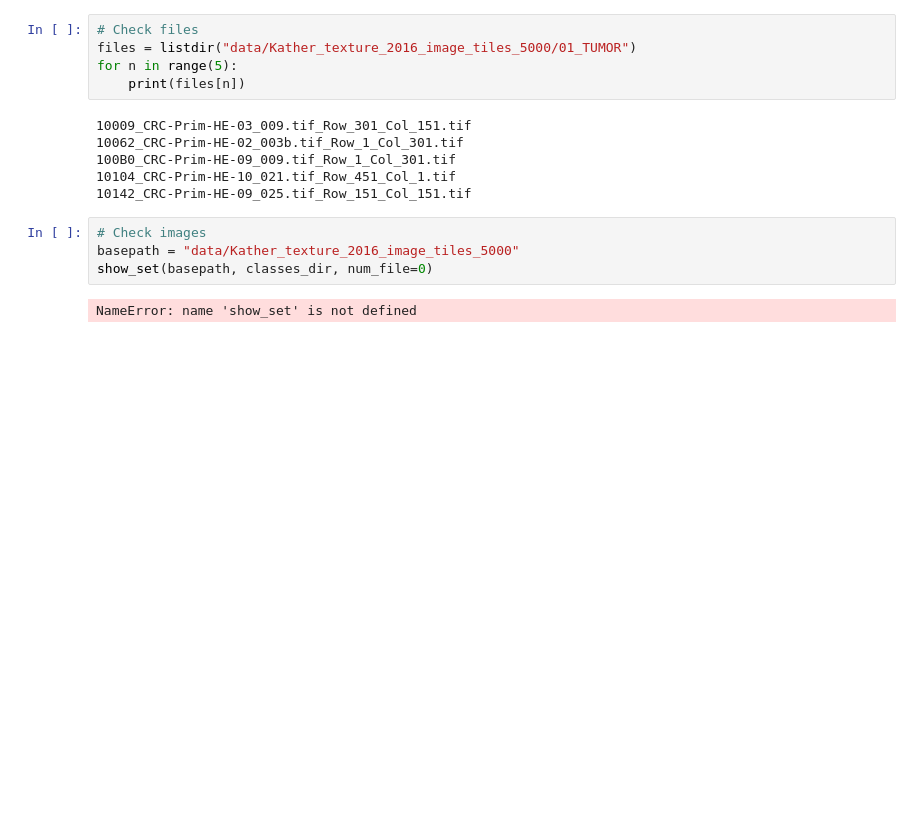
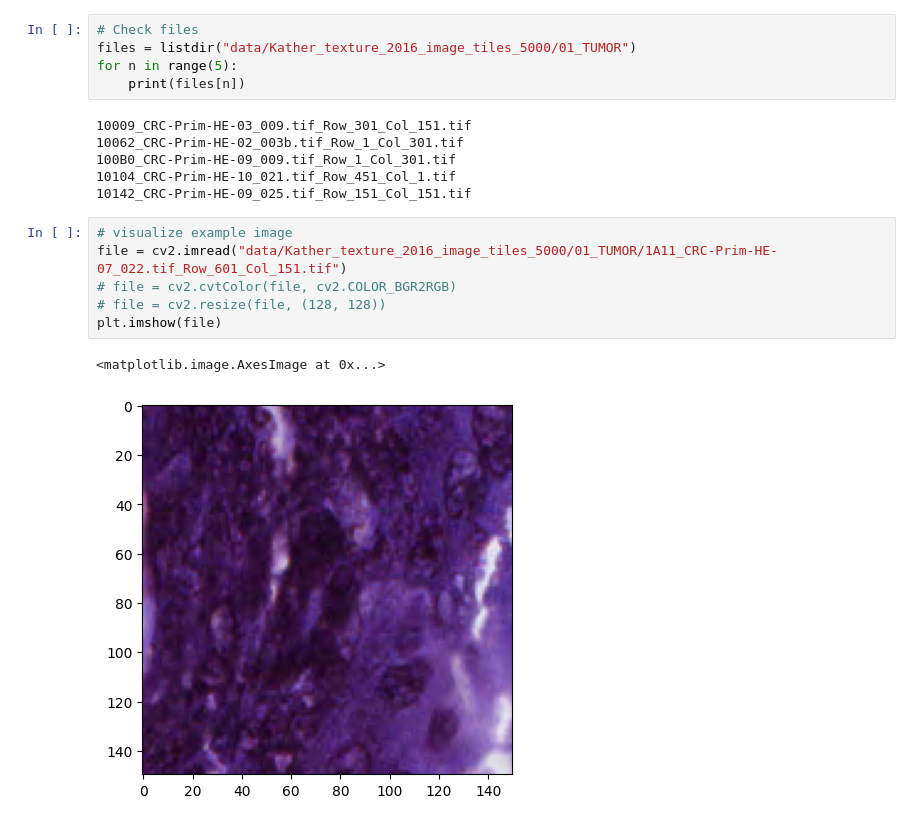
Before and after one commit to vielib1/HSLU-Computer-Vision-Lab-Student-Version, a Jupyter notebook: Data_preparation.ipynb, the cells around one changed output. Saved outputs shown, nothing was run; the diff lists cells and outputs as text; blank space fills up the shorter version.

```diff
--- a/Data_preparation.ipynb
+++ b/Data_preparation.ipynb
@@ -31,9 +37,12 @@ for n in range(5):
 100B0_CRC-Prim-HE-09_009.tif_Row_1_Col_301.tif
 10104_CRC-Prim-HE-10_021.tif_Row_451_Col_1.tif
 10142_CRC-Prim-HE-09_025.tif_Row_151_Col_151.tif
-# %%
-# Check images
-basepath = "data/Kather_texture_2016_image_tiles_5000"
-show_set(basepath, classes_dir, num_file=0)
-# %% [output]
-NameError: name 'show_set' is not defined
+# %%
+# visualize example image
+file = cv2.imread("data/Kather_texture_2016_image_tiles_5000/01_TUMOR/1A11_CRC-Prim-HE-07_022.tif_Row_601_Col_151.tif")
+# file = cv2.cvtColor(file, cv2.COLOR_BGR2RGB)
+# file = cv2.resize(file, (128, 128))
+plt.imshow(file)
+# %% [output]
+<matplotlib.image.AxesImage at 0x...>
+[figure, added]
```
Also changed, not shown: parts of 5 cells of this notebook.
